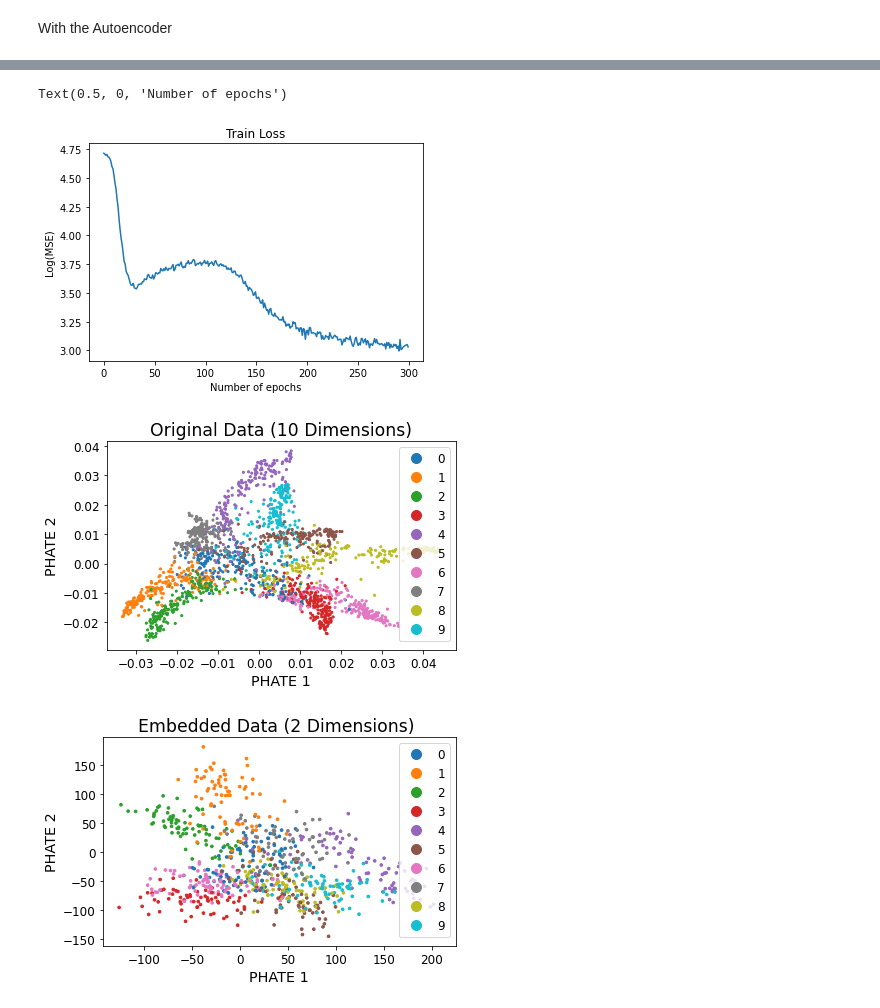
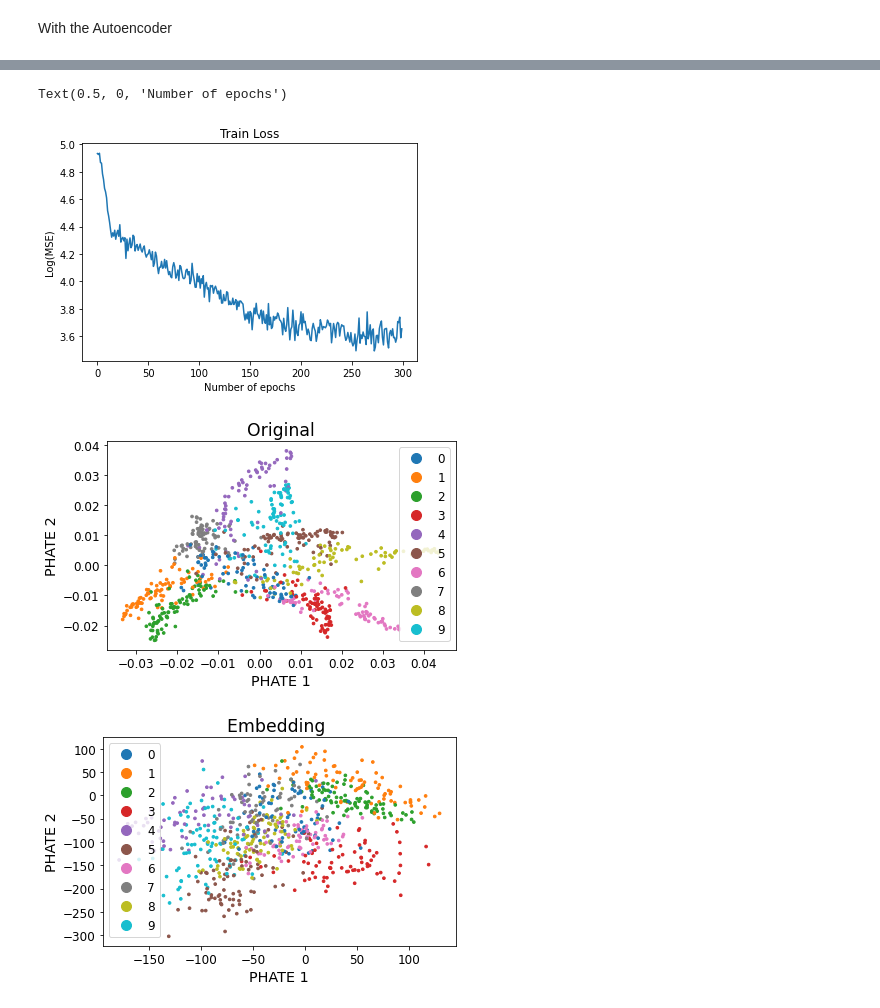
Before and after one commit to guillaumehu/phate_fim, a Jupyter notebook: notebooks/df-tree-autoencoder.ipynb, the cells around one changed output, grey strips where cells are left out. Drawn from its saved outputs; the diff is of its cells as text; code cells hidden in the pictures.

```diff
--- a/notebooks/df-tree-autoencoder.ipynb
+++ b/notebooks/df-tree-autoencoder.ipynb
@@ -196,7 +196,7 @@ for epoch in range(n_epochs):
         recon_loss = nn.MSELoss()(decode_sample,xbatch.cuda())  # Loss decoded embedding and original
 
         if epoch < 10000:
-            loss = recon_loss + (0.001*(geom_loss))
+            loss = recon_loss + (0.005*(geom_loss))
             optimizer.zero_grad()
             loss.backward()
             optimizer.step()
@@ -215,7 +215,7 @@ for epoch in range(n_epochs):
         #print(recon_loss)
         #print(geom_loss)
         print("Recon Loss:", recon_loss)
-        print("Gemetric Loss:", (0.001*geom_loss))
+        print("Gemetric Loss:", (0.005*geom_loss))
         print("Total Loss:", loss)
 # %% [output]
 Encoder [Linear(in_features=10, out_features=10, bias=True), ReLU(), Linear(in_features=10, out_features=2, bias=True)]
@@ -245,63 +245,53 @@ plt.ylabel("Log(MSE)")
 plt.xlabel("Number of epochs")
 # %% [output]
 Text(0.5, 0, 'Number of epochs')
-[figure, old version]
+[figure, new version]
 # %%
-
-
-
 # Get test indices
 testind = []
 fullind = list(np.arange(tree_data.shape[0]))
 for i in fullind:
     if i not in random_indices:
         testind.append(i)
-
 testind = np.array(testind)
 
 # Get samples from autoencoder
-
-
 nxsample = phate_ae.encoder(X[testind].float().cuda())
 xsampout = nxsample.detach().cpu().numpy()
+clustlab = tree_clusters[testind]
+origsamp = tree_phate[testind]
 
-
-
-
-# Visualize ground truth
+# Visualize ground truth (Test data points)
 cax = scprep.plot.scatter2d(
-    tree_phate,
-    c=tree_clusters,
-    title="Original Data (10 Dimensions)",
+    origsamp,
+    c=clustlab,
+    title="Original",
     xlabel="PHATE 1",
     ylabel="PHATE 2",
 )
 
-
 # Visualize Embedding
-cax = scprep.plot.scatter2d(xsampout, c=tree_clusters[testind], title="Embedded Data (2 Dimensions) ",xlabel="PHATE 1",ylabel="PHATE 2")
-
+cax = scprep.plot.scatter2d(xsampout, c=clustlab, title="Embedding ",xlabel="PHATE 1",ylabel="PHATE 2")
 
 # Compute Jacobian
 Jacob = []
 for i in testind:
     X_sample = X[i].float().cuda()
     J = torch.autograd.functional.jacobian(phate_ae.encoder, X_sample).squeeze()
     Jacob.append(J.cpu().detach().numpy())
-
 AJacob = np.array(Jacob)
-prod = np.empty((X.shape[1],X.shape[1]))
 
 
+prod = np.empty((X.shape[1],X.shape[1]))
 #Compute FIM
 FIM = []
 for k in range(xsampout.shape[0]):
     prod = np.empty((X.shape[1],X.shape[1]))
     for i in range(AJacob.shape[2]):
         for j in range(AJacob.shape[2]):
             prod[i,j] = np.sum(AJacob[k,:,i] * AJacob[k,:,j] * np.exp(xsampout[k,:]))
 
     FIM.append(prod)
 # %% [output]
-[figure, old version]
+[figure, new version]
-[figure, old version]
+[figure, new version]
```
Also changed, not shown: parts of 11 cells of this notebook.
